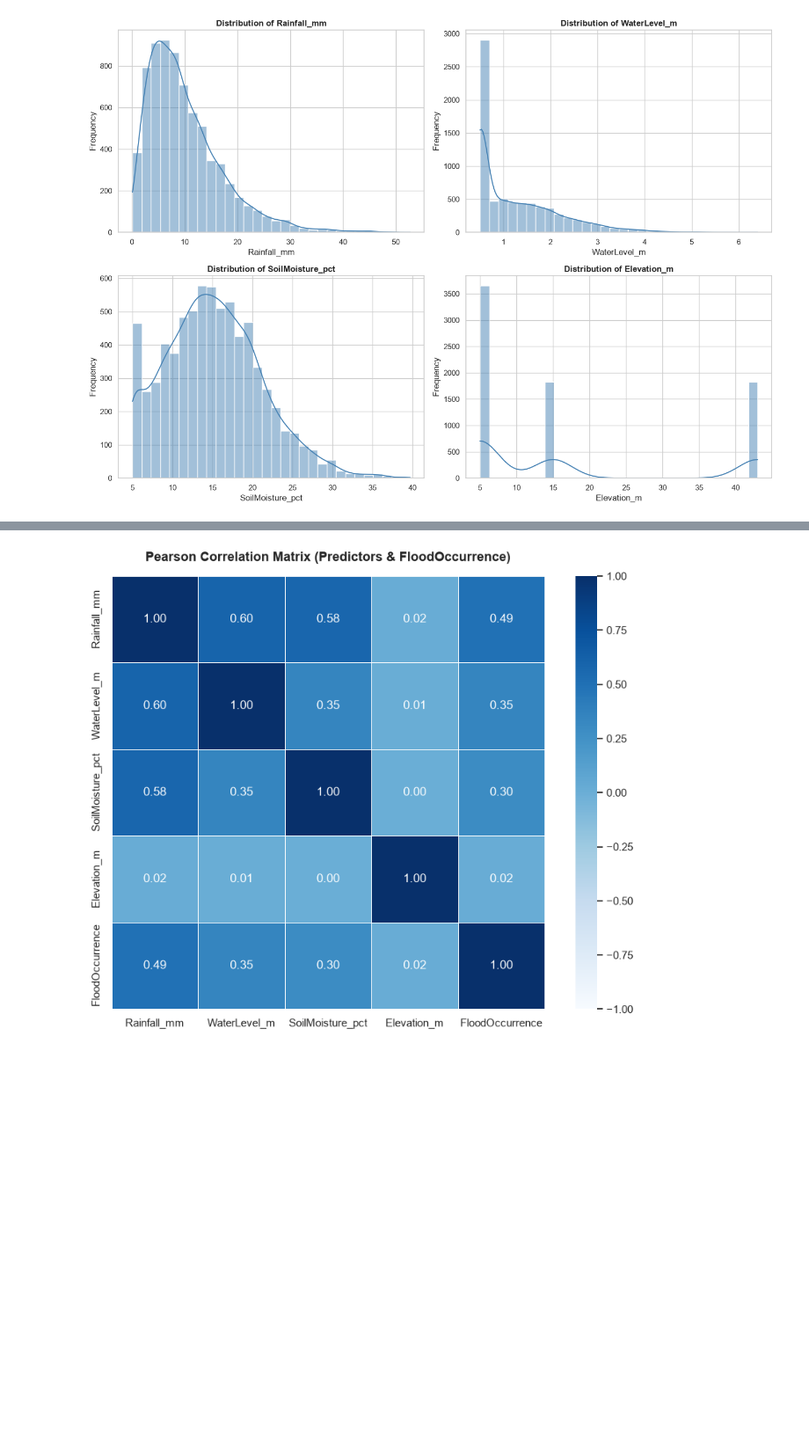
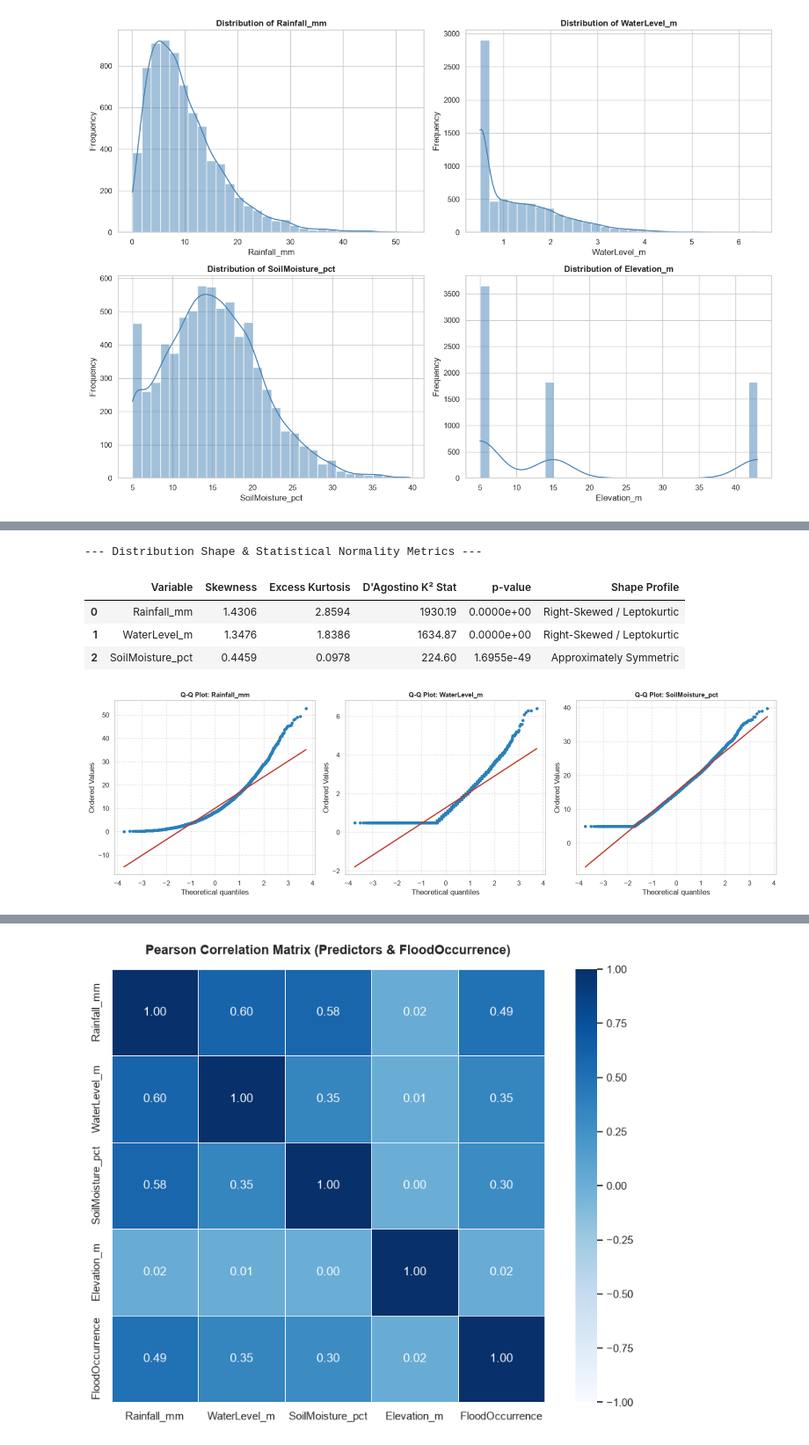
Before and after one commit to redkyladenise/flood-risk-system, a Jupyter notebook: notebooks/01_eda.ipynb, the cells around one changed output, grey strips where cells are left out. Shown at 88% size. Cells and saved outputs as stored; diff of their text form; code cells hidden in the pictures; blank space fills up the shorter version.

```diff
--- a/notebooks/01_eda.ipynb
+++ b/notebooks/01_eda.ipynb
@@ -197,0 +250,59 @@ Passing `palette` without assigning `hue` is deprecated and will be removed in v
+# %%
+# Normality Assessment (uses non-normal distribution to justify CART)
+import scipy.stats as stats
+
+# NOTE: to include Flood depth soon
+continuous_cols = ["Rainfall_mm", "WaterLevel_m", "SoilMoisture_pct"]
+
+# numerical normality metrics (Skewness, Kurtosis, D'Agostino K^2)
+normality_records = []
+
+for col in continuous_cols:
+    data = df[col].dropna()
+    skew_val = stats.skew(data)
+    kurt_val = stats.kurtosis(data)  # normal = 0.0
+
+    # D'Agostino's K^2 omnibus test (tests skewness and kurtosis jointly)
+    k2_stat, k2_p = stats.normaltest(data)
+
+    normality_records.append(
+        {
+            "Variable": col,
+            "Skewness": round(skew_val, 4),
+            "Excess Kurtosis": round(kurt_val, 4),
+            "D'Agostino K² Stat": round(k2_stat, 2), # reject h0 if > 5.99
+            "p-value": f"{k2_p:.4e}", # reject h0 if p < 0.05
+            "Shape Profile": (
+                "Right-Skewed / Leptokurtic"
+                if skew_val > 0.5
+                else "Approximately Symmetric"
+            ),
+        }
+    )
+
+normality_df = pd.DataFrame(normality_records)
+print("--- Distribution Shape & Statistical Normality Metrics ---")
+display(normality_df)
+
+# visual Q-Q plots (Quantile-Quantile vs. Theoretical Normal Distribution)
+fig, axes = plt.subplots(1, 3, figsize=(16, 5))
+
+for i, col in enumerate(continuous_cols):
+    stats.probplot(df[col], dist="norm", plot=axes[i])
+    axes[i].get_lines()[0].set_markerfacecolor("#2980b9")
+    axes[i].get_lines()[0].set_markeredgecolor("#2980b9")
+    axes[i].get_lines()[0].set_markersize(4)
+    axes[i].get_lines()[1].set_color("#c0392b")  # reference normal line
+    axes[i].get_lines()[1].set_linewidth(2)
+    axes[i].set_title(f"Q-Q Plot: {col}", fontweight="bold", fontsize=11)
+    axes[i].grid(True, linestyle="--", alpha=0.6)
+
+plt.tight_layout()
+plt.show()
+# %% [output]
+--- Distribution Shape & Statistical Normality Metrics ---
+|  | Variable | Skewness | Excess Kurtosis | D'Agostino K² Stat | p-value | Shape Profile |
+| 0 | Rainfall_mm | 1.4306 | 2.8594 | 1930.19 | 0.0000e+00 | Right-Skewed / Leptokurtic |
+| 1 | WaterLevel_m | 1.3476 | 1.8386 | 1634.87 | 0.0000e+00 | Right-Skewed / Leptokurtic |
+| 2 | SoilMoisture_pct | 0.4459 | 0.0978 | 224.60 | 1.6955e-49 | Approximately Symmetric |
+[figure, added]
```
Also changed, not shown: parts of 9 cells of this notebook, 1 other file.
